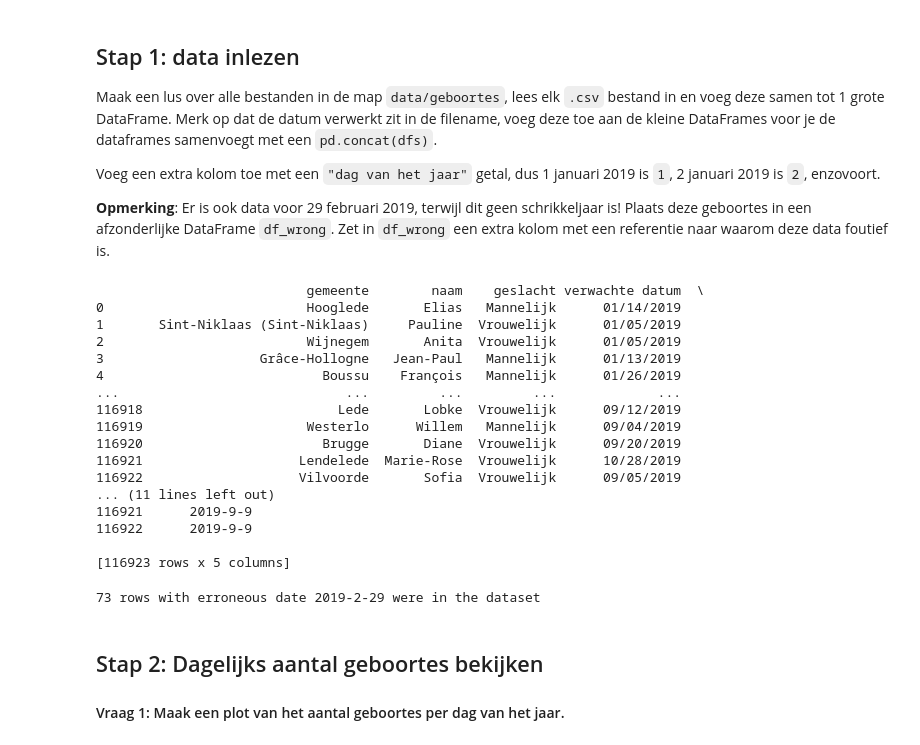
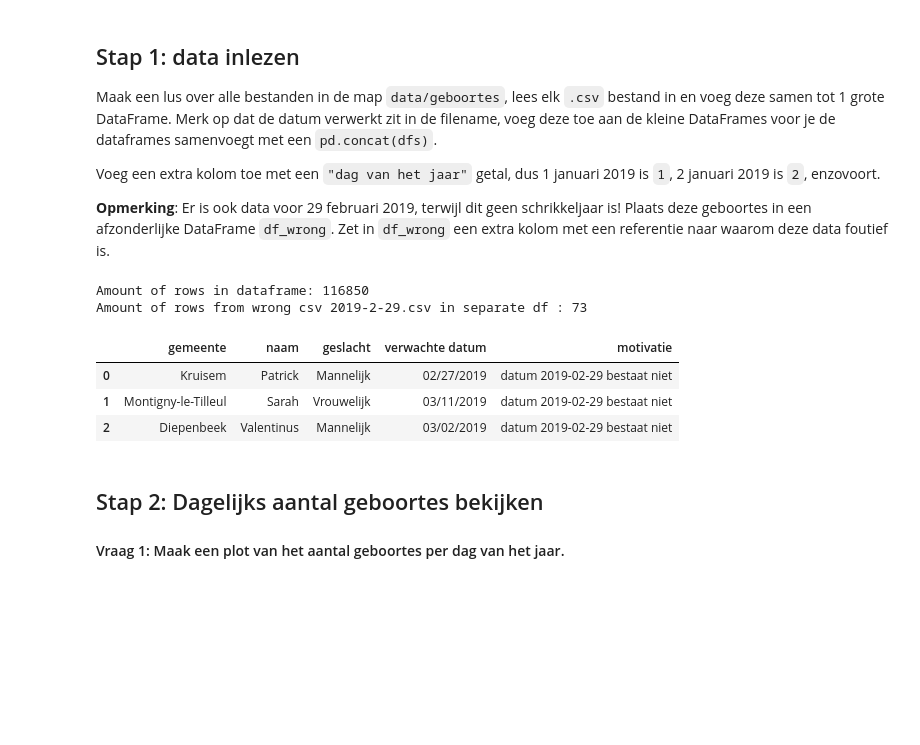
Before and after one commit to cdieltje/ExamenSyntra, a Jupyter notebook: notebooks/examen_deel1_V2.ipynb, the cells around one changed output. Drawn from its saved outputs; the diff is of its cells as text; code cells hidden in the pictures; blank space fills up the shorter version.

```diff
--- a/notebooks/examen_deel1_V2.ipynb
+++ b/notebooks/examen_deel1_V2.ipynb
@@ -94,12 +95,16 @@ Voeg een extra kolom toe met een `"dag van het jaar"` getal, dus 1 januari 2019
 **Opmerking**: Er is ook data voor 29 februari 2019, terwijl dit geen schrikkeljaar is! Plaats deze geboortes in een afzonderlijke DataFrame `df_wrong`. Zet in `df_wrong` een extra kolom met een referentie naar waarom deze data foutief is.
 # %%
+# Define path where data is located
+folder_path = os.path.join('..', 'Data')
+
+#
 def read_csvs_from_folder(folder_path):
     # Create an empty list to store dataframes
     dfs = []
 
     # Iterate over each file in the folder
     for file_name in os.listdir(folder_path):
-        if file_name.endswith('.csv'):
+        if file_name.endswith('.csv') and file_name != '2019-2-29.csv':
             # Get the base filename without extension
             file_name_without_extension = os.path.splitext(file_name)[0]
 
@@ -119,47 +124,31 @@ def read_csvs_from_folder(folder_path):
     return combined_df
 
 # Example usage:
-folder_path = os.path.join('..', 'Data')
 df = read_csvs_from_folder(folder_path)
 
 # Print the combined dataframe to check if load has succeeded
-print(df)
+print('Amount of rows in dataframe:', len(df))
+
+# Data of 2019-2-29.csv goes to separate df
+name_wrong_csv = '2019-2-29.csv'
+df_wrong = pd.read_csv(os.path.join('..', 'data', name_wrong_csv))
+print('Amount of rows from wrong csv 2019-2-29.csv in separate df :', len(df_wrong))
 # %% [output]
-                           gemeente        naam    geslacht verwachte datum  \
-0                          Hooglede       Elias   Mannelijk      01/14/2019
-1       Sint-Niklaas (Sint-Niklaas)     Pauline  Vrouwelijk      01/05/2019
-2                          Wijnegem       Anita  Vrouwelijk      01/05/2019
-3                    Grâce-Hollogne   Jean-Paul   Mannelijk      01/13/2019
-4                            Boussu    François   Mannelijk      01/26/2019
-...                             ...         ...         ...             ...
-116918                         Lede       Lobke  Vrouwelijk      09/12/2019
-116919                     Westerlo      Willem   Mannelijk      09/04/2019
-116920                       Brugge       Diane  Vrouwelijk      09/20/2019
-116921                    Lendelede  Marie-Rose  Vrouwelijk      10/28/2019
-116922                    Vilvoorde       Sofia  Vrouwelijk      09/05/2019
-... (11 lines left out)
-116921      2019-9-9
-116922      2019-9-9
-
-[116923 rows x 5 columns]
+Amount of rows in dataframe: 116850
+Amount of rows from wrong csv 2019-2-29.csv in separate df : 73
 # %%
 # make copy of initial df in order to gain time when re-calculating while developing
 df_birth = df.copy()
-# %%
-# Convert 'geboortedatum' to datetime, setting errors='coerce' to handle invalid dates
-df_birth['geboortedatum'] = pd.to_datetime(df_birth['geboortedatum'], errors='coerce')
-
-# Make df_wrong: Filter rows where date is '2019-02-29' (= Na's after coercion)
-df_wrong = df_birth[df_birth['geboortedatum'].isna()].copy()
-
-# add motivation to dataframe
-df_wrong['motivatie'] = 'datum 2019-02-29 bestaat niet'
-print(len(df_wrong), 'rows with erroneous date 2019-2-29 were in the dataset')
-
-# in df_birth, get rid of rows where geboortedatum was 2019-2-29 (=Na's after coercion). Needs to be done after df_wrong has been mad.
-df_birth = df_birth[~df_birth['geboortedatum'].isna()].copy()
-# %% [output]
-73 rows with erroneous date 2019-2-29 were in the dataset
+# %%
+# Add motivation to 'wrong' dataframe
+df_wrong['motivatie'] = 'datum 2019-02-29 bestaat niet'
+
+df_wrong.head(3)
+# %% [output]
+|  | gemeente | naam | geslacht | verwachte datum | motivatie |
+| 0 | Kruisem | Patrick | Mannelijk | 02/27/2019 | datum 2019-02-29 bestaat niet |
+| 1 | Montigny-le-Tilleul | Sarah | Vrouwelijk | 03/11/2019 | datum 2019-02-29 bestaat niet |
+| 2 | Diepenbeek | Valentinus | Mannelijk | 03/02/2019 | datum 2019-02-29 bestaat niet |
 # %% [markdown]
 ## Stap 2: Dagelijks aantal geboortes bekijken
 #### Vraag 1: Maak een plot van het aantal geboortes per dag van het jaar.
```
Also changed, not shown: parts of 16 cells of this notebook.
